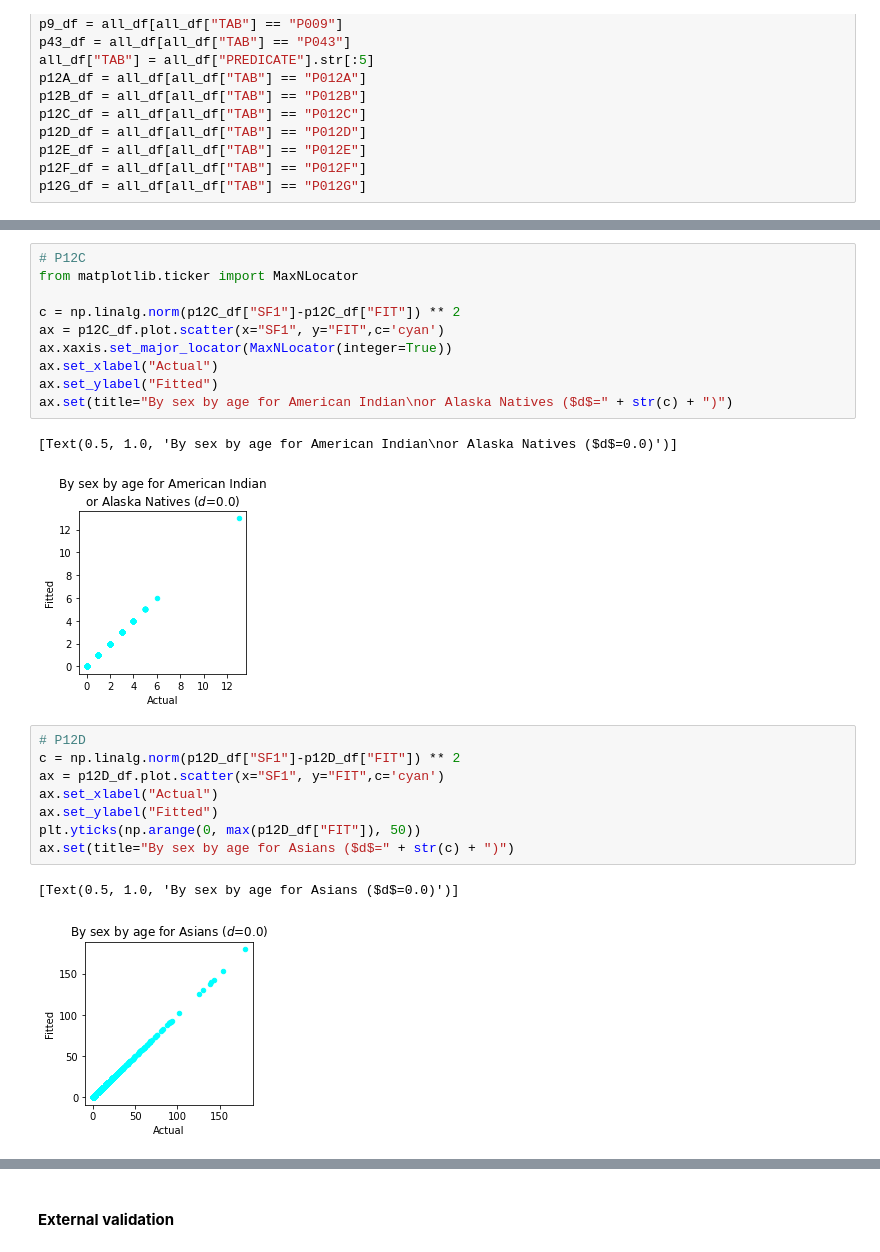
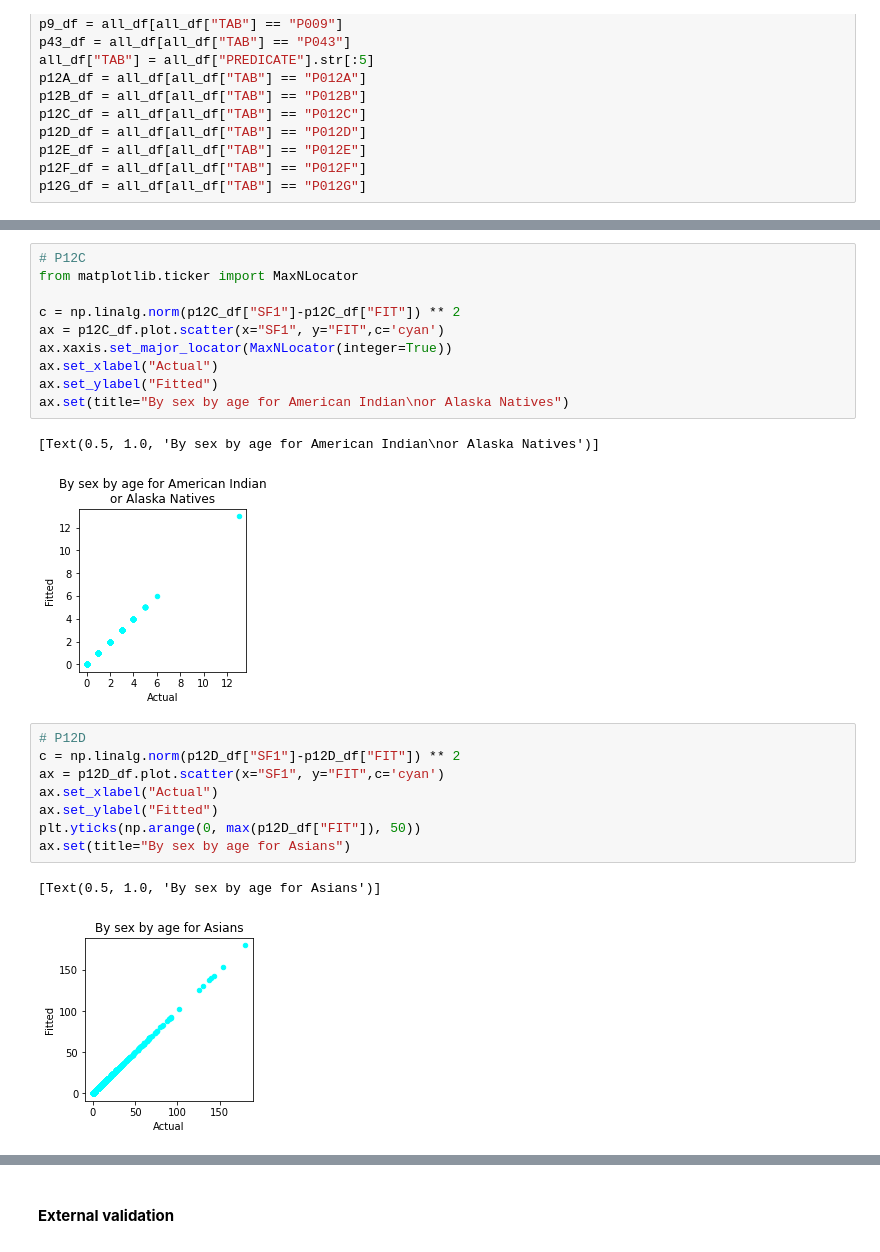
Before and after one commit to linyuehzzz/synthetic-populations, a Jupyter notebook: franklin_microdata.ipynb, the cells around one changed output, grey strips where cells are left out. Saved outputs shown, nothing was run; the diff lists cells and outputs as text.

```diff
--- a/franklin_microdata.ipynb
+++ b/franklin_microdata.ipynb
@@ -664,21 +665,21 @@ ax = p12C_df.plot.scatter(x="SF1", y="FIT",c='cyan')
 ax.xaxis.set_major_locator(MaxNLocator(integer=True))
 ax.set_xlabel("Actual")
 ax.set_ylabel("Fitted")
-ax.set(title="By sex by age for American Indian\nor Alaska Natives ($d$=" + str(c) + ")")
+ax.set(title="By sex by age for American Indian\nor Alaska Natives")
 # %% [output]
-[Text(0.5, 1.0, 'By sex by age for American Indian\nor Alaska Natives ($d$=0.0)')]
+[Text(0.5, 1.0, 'By sex by age for American Indian\nor Alaska Natives')]
-[figure, old version]
+[figure, new version]
 # %%
 # P12D
 c = np.linalg.norm(p12D_df["SF1"]-p12D_df["FIT"]) ** 2
 ax = p12D_df.plot.scatter(x="SF1", y="FIT",c='cyan')
 ax.set_xlabel("Actual")
 ax.set_ylabel("Fitted")
 plt.yticks(np.arange(0, max(p12D_df["FIT"]), 50))
-ax.set(title="By sex by age for Asians ($d$=" + str(c) + ")")
+ax.set(title="By sex by age for Asians")
 # %% [output]
-[Text(0.5, 1.0, 'By sex by age for Asians ($d$=0.0)')]
+[Text(0.5, 1.0, 'By sex by age for Asians')]
-[figure, old version]
+[figure, new version]
 # %%
 # P12E
 c = round(np.linalg.norm(p12E_df["SF1"]-p12E_df["FIT"]) ** 2, 4)
```
Also changed, not shown: parts of 10 cells of this notebook, 8 other files.
